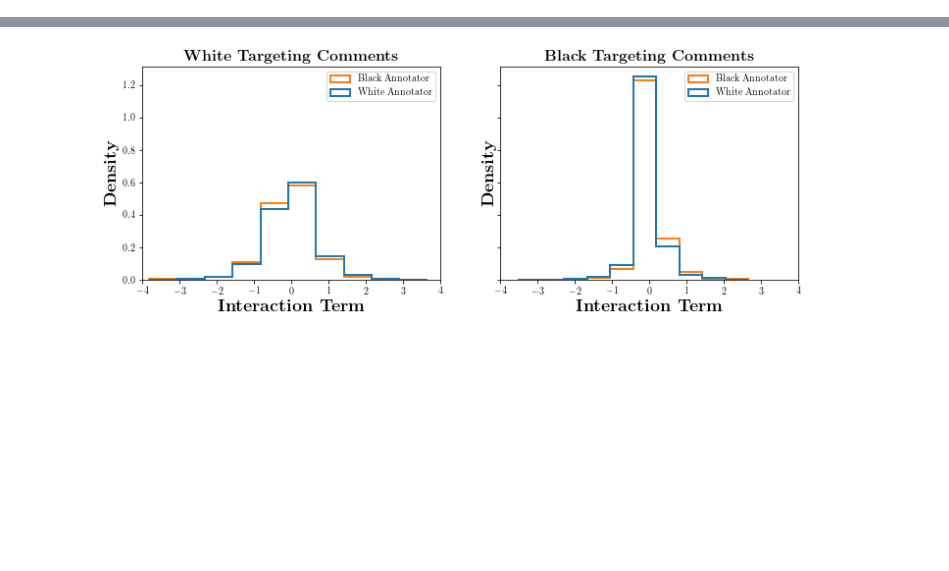
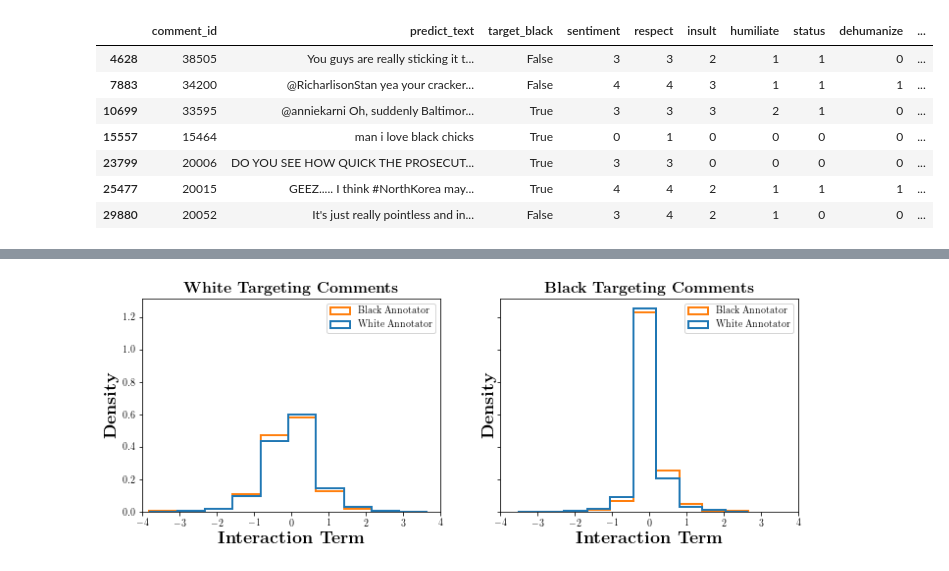
Before and after one commit to dlab-projects/annotator_sensitivity_irt, a Jupyter notebook: notebooks/analyze_exp04.ipynb, the cells around one changed output, grey strips where cells are left out. Saved outputs shown, nothing was run; the diff lists cells and outputs as text; code cells hidden in the pictures; blank space fills up the shorter version.

```diff
--- a/notebooks/analyze_exp04.ipynb
+++ b/notebooks/analyze_exp04.ipynb
@@ -80,0 +147,11 @@ Name: annotator_race, dtype: int64
+# %%
+data[data['labeler_id'] == 8217][['comment_id', 'predict_text', 'target_black'] + items]
+# %% [output]
+|  | comment_id | predict_text | target_black | sentiment | respect | insult | humiliate | status | dehumanize | ... |
+| 4628 | 38505 | You guys are really sticking it t... | False | 3 | 3 | 2 | 1 | 1 | 0 | ... |
+| 7883 | 34200 | @RicharlisonStan yea your cracker... | False | 4 | 4 | 3 | 1 | 1 | 1 | ... |
+| 10699 | 33595 | @anniekarni Oh, suddenly Baltimor... | True | 3 | 3 | 3 | 2 | 1 | 0 | ... |
+| 15557 | 15464 | man i love black chicks | True | 0 | 1 | 0 | 0 | 0 | 0 | ... |
+| 23799 | 20006 | DO YOU SEE HOW QUICK THE PROSECUT... | True | 3 | 3 | 0 | 0 | 0 | 0 | ... |
+| 25477 | 20015 | GEEZ..... I think #NorthKorea may... | True | 4 | 4 | 2 | 1 | 1 | 1 | ... |
+| 29880 | 20052 | It's just really pointless and in... | False | 3 | 4 | 2 | 1 | 0 | 0 | ... |
```
Also changed, not shown: parts of 16 cells of this notebook, 3 other files.
